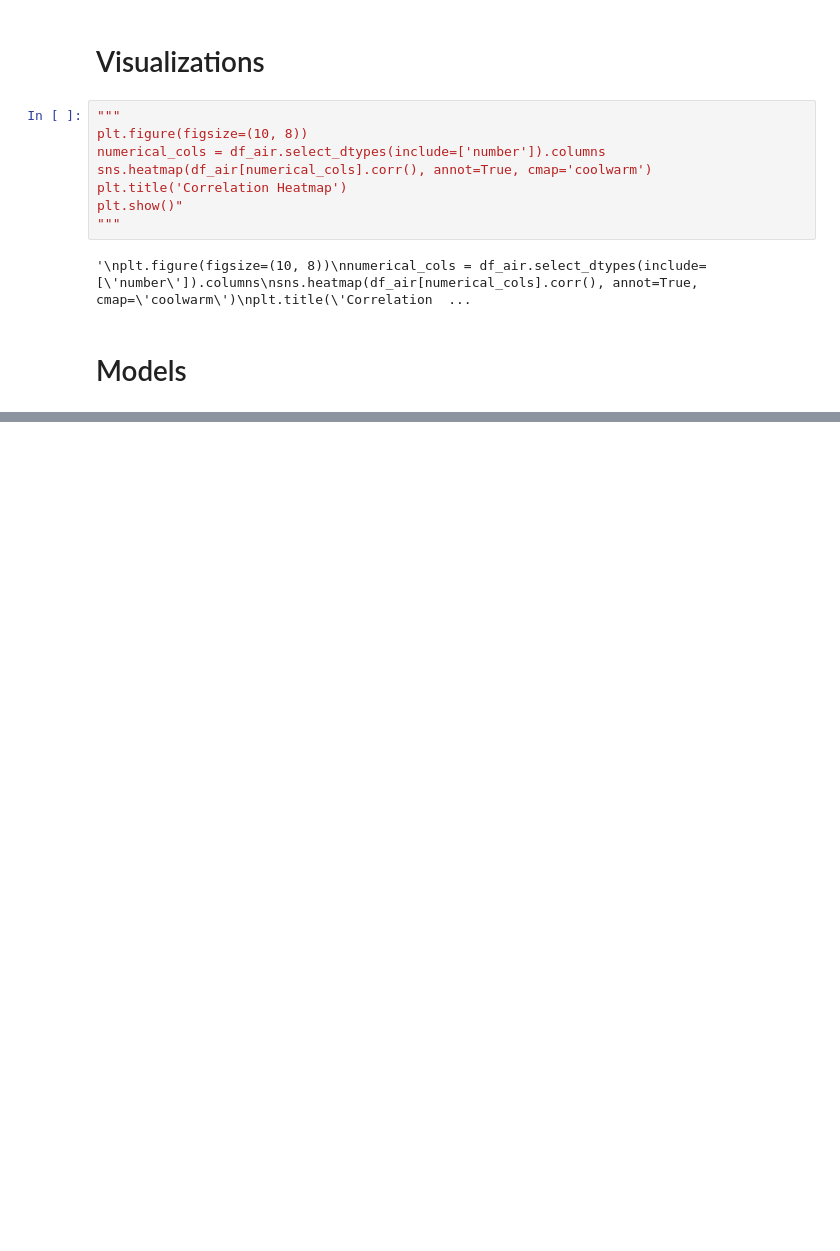
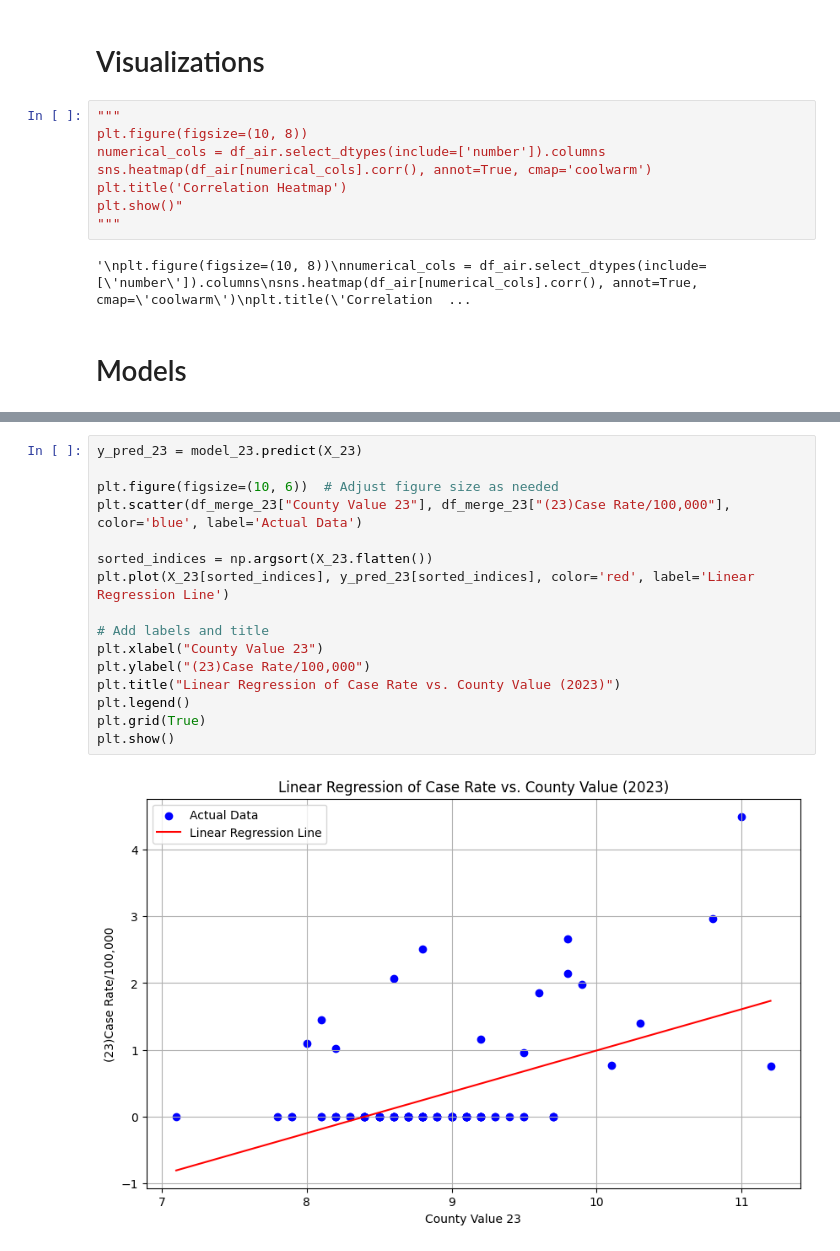
Before and after one commit to christineCLWong/idph_air_pollution_infectious, a Jupyter notebook: tuberculosis.ipynb, the cells around one changed output, grey strips where cells are left out. Cells and saved outputs as stored; diff of their text form; blank space fills up the shorter version.

Commit message:
linear regression models

```diff
--- a/tuberculosis.ipynb
+++ b/tuberculosis.ipynb
@@ -204,0 +294,18 @@ plt.show()"
+# %%
+y_pred_23 = model_23.predict(X_23)
+
+plt.figure(figsize=(10, 6))  # Adjust figure size as needed
+plt.scatter(df_merge_23["County Value 23"], df_merge_23["(23)Case Rate/100,000"], color='blue', label='Actual Data')
+
+sorted_indices = np.argsort(X_23.flatten())
+plt.plot(X_23[sorted_indices], y_pred_23[sorted_indices], color='red', label='Linear Regression Line')
+
+# Add labels and title
+plt.xlabel("County Value 23")
+plt.ylabel("(23)Case Rate/100,000")
+plt.title("Linear Regression of Case Rate vs. County Value (2023)")
+plt.legend()
+plt.grid(True)
+plt.show()
+# %% [output]
+[figure, added]
```
Also changed, not shown: parts of 14 cells of this notebook.
